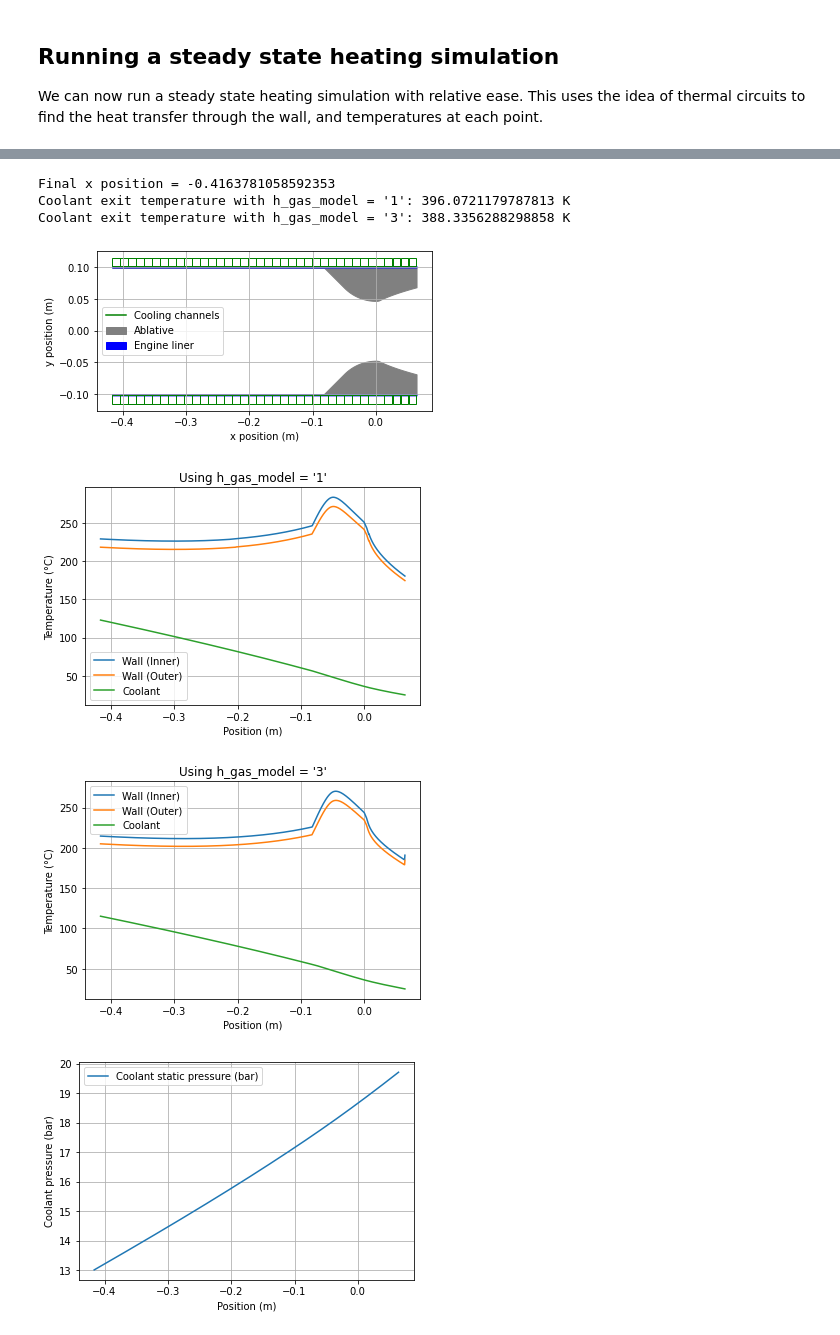
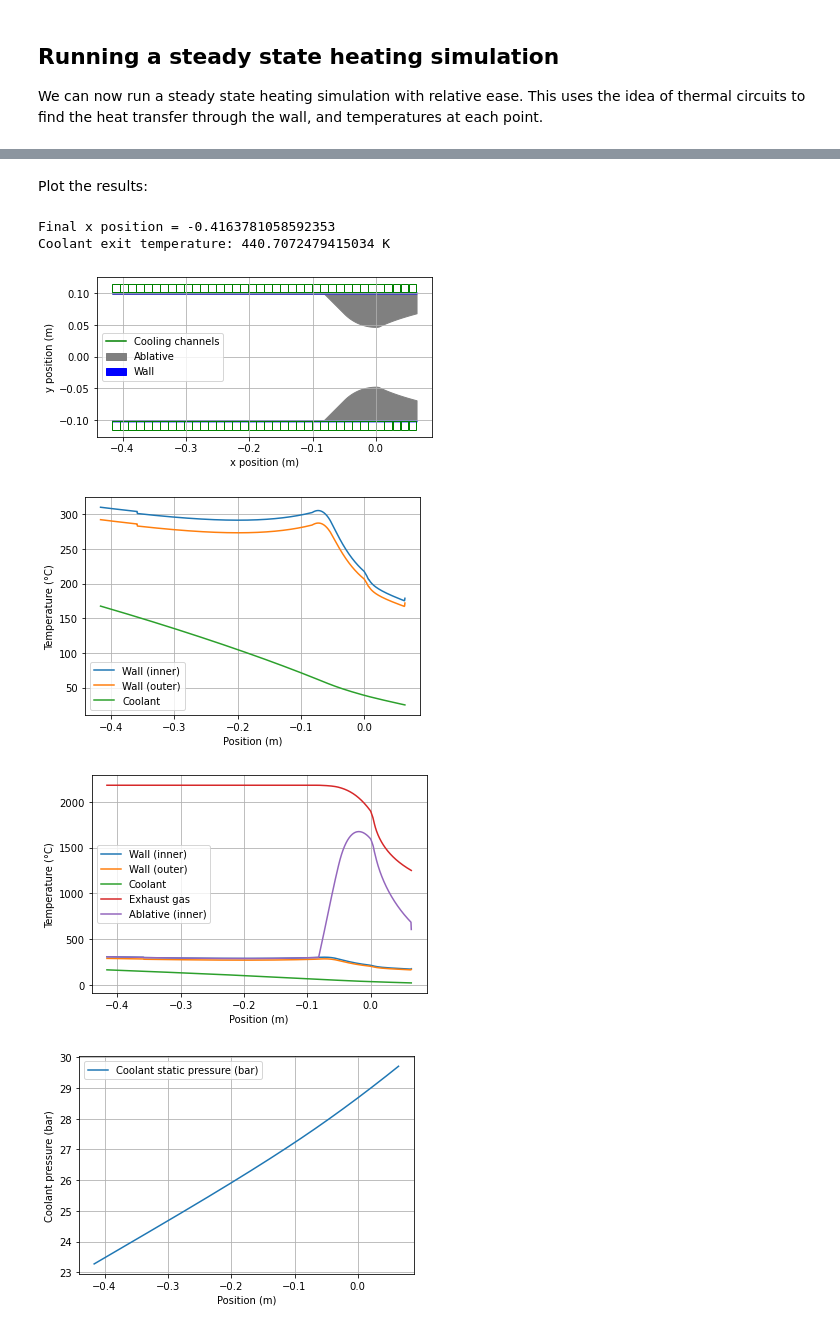
Before and after one commit to cuspaceflight/bamboo, a Jupyter notebook: Introduction to Bamboo.ipynb, the cells around one changed output, grey strips where cells are left out. Drawn from its saved outputs; the diff is of its cells as text; code cells hidden in the pictures.

```diff
--- a/Introduction to Bamboo.ipynb
+++ b/Introduction to Bamboo.ipynb
@@ -140,10 +147,10 @@ engine.add_exhaust_transport(gas_transport)
 Ac = np.pi*0.1**2               #Chamber cross-sectional area (m^2) - we'll use a 0.1 m radius.
 L_star = 1.5                    #Use the idea of L*: L_star = Volume_c/Area_t
 chamber_length = L_star*nozzle.At/Ac
-wall_thickness = 2e-3           #Thickness of engine wall (m)
+inner_wall_thickness = 2e-3           #Thickness of engine wall (m)
 
 '''Add the geometry to the engine and plot it'''
-engine.add_geometry(chamber_length, Ac, wall_thickness)
+engine.add_geometry(chamber_length, Ac, inner_wall_thickness)
 engine.plot_geometry()
 plt.title("Engine geometry - by default the wall thickness is shown to scale")
 
@@ -158,5 +165,5 @@ plt.title("Sinusoidal wall thickness")
 plt.show()
 
 #(Add the normal geometry back for later)
-engine.add_geometry(chamber_length, Ac, wall_thickness)
+engine.add_geometry(chamber_length, Ac, inner_wall_thickness)
 # %% [output]
@@ -169,19 +176,19 @@ engine.add_geometry(chamber_length, Ac, wall_thickness)
 #We'll use the 'thermo' module to get transport properties for our coolant.
 #As an alternative, you could also use the 'CoolProp' module.
 thermo_coolant = thermo.chemical.Chemical('isopropanol')
-coolant_transport = bam.cooling.TransportProperties(model = "thermo", thermo_object = thermo_coolant, force_phase = 'l')
+coolant_transport = bam.cooling.TransportProperties(model = "thermo", thermo_object = thermo_coolant)
 
 '''Cooling jacket properties'''
 inlet_T = 298.15  #Coolant inlet temperature (K)
-inlet_p0 = 20e5   #Coolant inlet stagnation pressure (bar)
+inlet_p0 = 30e5   #Coolant inlet stagnation pressure (bar)
 OF_ratio = 3.5    #Oxidiser/fuel mass ratio
 mdot_coolant = mdot/(OF_ratio + 1) #Mass flow rate of coolant
-wall_material = bam.materials.CopperC700
+inner_wall_material = bam.materials.CopperC700
 
 '''Add a spiral cooling jacket to the engine'''
 #See the documentation for a full list of cooling jacket options
 #You can also alternatively use vertical channels, or have the cooling jacket on present over a finite range of the engine.
-engine.add_cooling_jacket(wall_material,
+engine.add_cooling_jacket(inner_wall_material,
                                inlet_T,
                                inlet_p0,
                                coolant_transport,
@@ -207,7 +214,7 @@ ablative_material = bam.materials.Graphite
 #By default the program will use an ablative along the whole engine,
 #and will fill up the gap between the nozzle contour and chamber radius with ablative
 engine.add_ablative(ablative_material,
-                    wall_material,
+                    inner_wall_material,
                     regression_rate = 0.0033e-3)
 
 engine.plot_geometry()
@@ -217,7 +224,7 @@ engine.plot_geometry()
 
 #In this example we make the ablative only present in the nozzle, and make it thickest around the middle.
 engine.add_ablative(ablative_material,
-                    wall_material,
+                    inner_wall_material,
                     regression_rate = 0.0033e-3,
                     xs = [engine.geometry.x_chamber_end, engine.geometry.x_max],
                     ablative_thickness = [0.0, 0.02, 0.0])
@@ -227,6 +234,6 @@ plt.show()
 
 #(Replace the ablative with the 1st version - this is the one we'll analyse later)
 engine.add_ablative(ablative_material,
-                    wall_material,
+                    inner_wall_material,
                     regression_rate = 0.0033e-3)
 # %% [output]
@@ -238,10 +245,9 @@ engine.add_ablative(ablative_material,
 We can now run a steady state heating simulation with relative ease. This uses the idea of thermal circuits to find the heat transfer through the wall, and temperatures at each point.
 # %%
 #Run the heating analysis - see the documentation for details on the various arguments.
-#We'll try using the two different 'h_gas_model' options, so we can compare them.
-data_hgas1 = engine.steady_heating_analysis(h_gas_model = '1')
-data_hgas3 = engine.steady_heating_analysis(h_gas_model = '3')
+cooling_data = engine.steady_heating_analysis()
 
 #Print of the keys so we can see what data is available
-print(data_hgas1.keys())
+print("")
+print(cooling_data.keys())
 # %% [output]
@@ -255,25 +258,22 @@ So e.g. `data_hgas1['T_gas'][0]` is the exhaust gas temperature at nozzle exit,
+# %% [markdown]
+Plot the results:
 # %%
 #Print the final coolant temperatures in each case:
-print(f"Final x position = {data_hgas1['x'][-1]}")
-print(f"Coolant exit temperature with h_gas_model = '1': {data_hgas1['T_coolant'][-1]} K")
-print(f"Coolant exit temperature with h_gas_model = '3': {data_hgas3['T_coolant'][-1]} K")
+print(f"Final x position = {cooling_data['x'][-1]}")
+print(f"Coolant exit temperature: {cooling_data['T_coolant'][-1]} K")
 
 #Plot the geometry again so we can compare it
 engine.plot_geometry()
 
 #Use the built in plotting functions to quickly generate some plots
-bam.plot.plot_temperatures(data_hgas1)
-plt.title("Using h_gas_model = '1'")
+bam.plot.plot_temperatures(cooling_data)
+bam.plot.plot_temperatures(cooling_data, show_ablative = True, show_gas = True)
 
-bam.plot.plot_temperatures(data_hgas3)
-plt.title("Using h_gas_model = '3'")
-
-bam.plot.plot_jacket_pressure(data_hgas1)
+bam.plot.plot_jacket_pressure(cooling_data)
 # %% [output]
 Final x position = -0.4163781058592353
-Coolant exit temperature with h_gas_model = '1': 396.0721179787813 K
-Coolant exit temperature with h_gas_model = '3': 388.3356288298858 K
+Coolant exit temperature: 440.7072479415034 K
-[figure, old version]
+[figure, new version]
-[figure, old version]
+[figure, new version]
-[figure, old version]
+[figure, new version]
-[figure, old version]
+[figure, new version]
```
Also changed, not shown: parts of 16 cells of this notebook, 8 other files.
